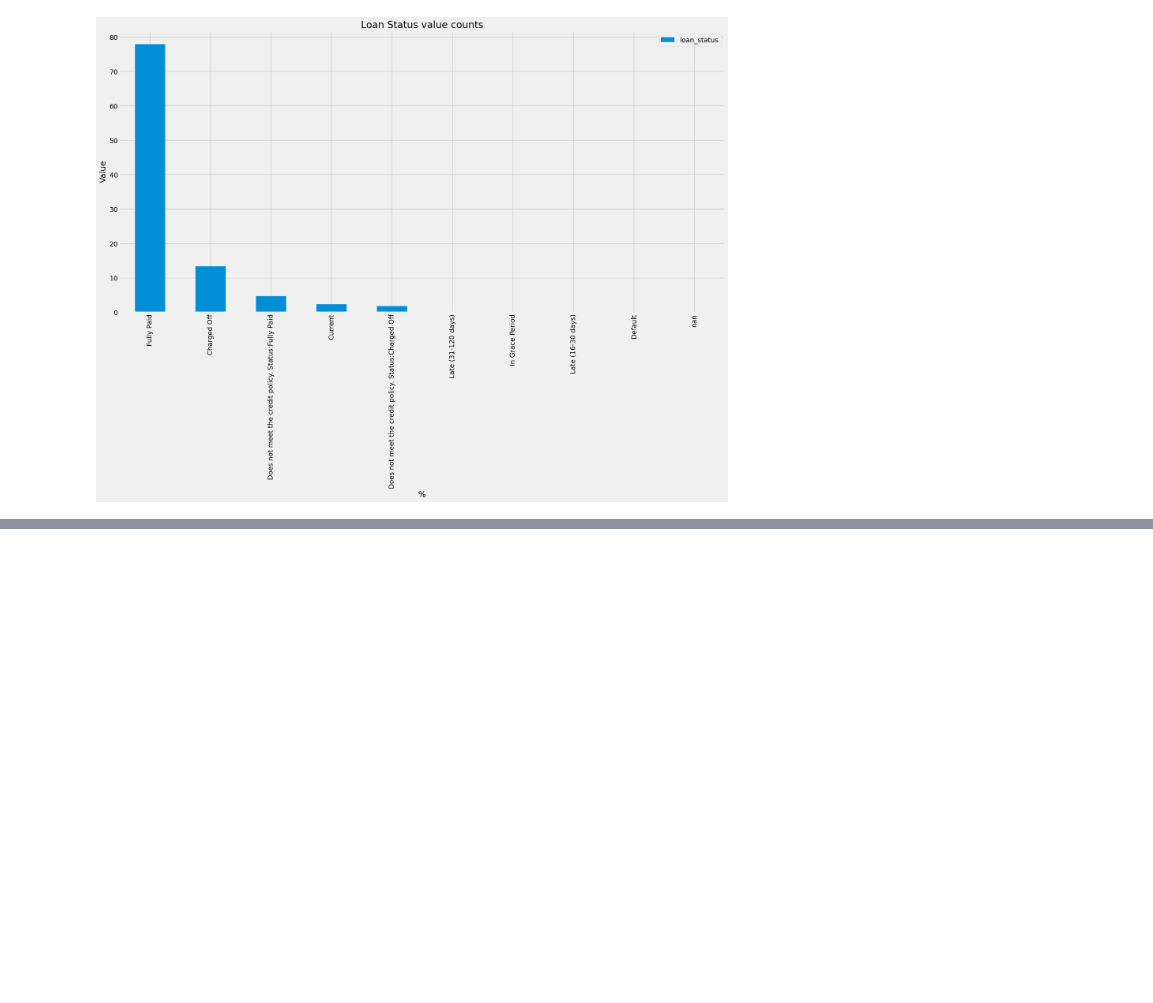
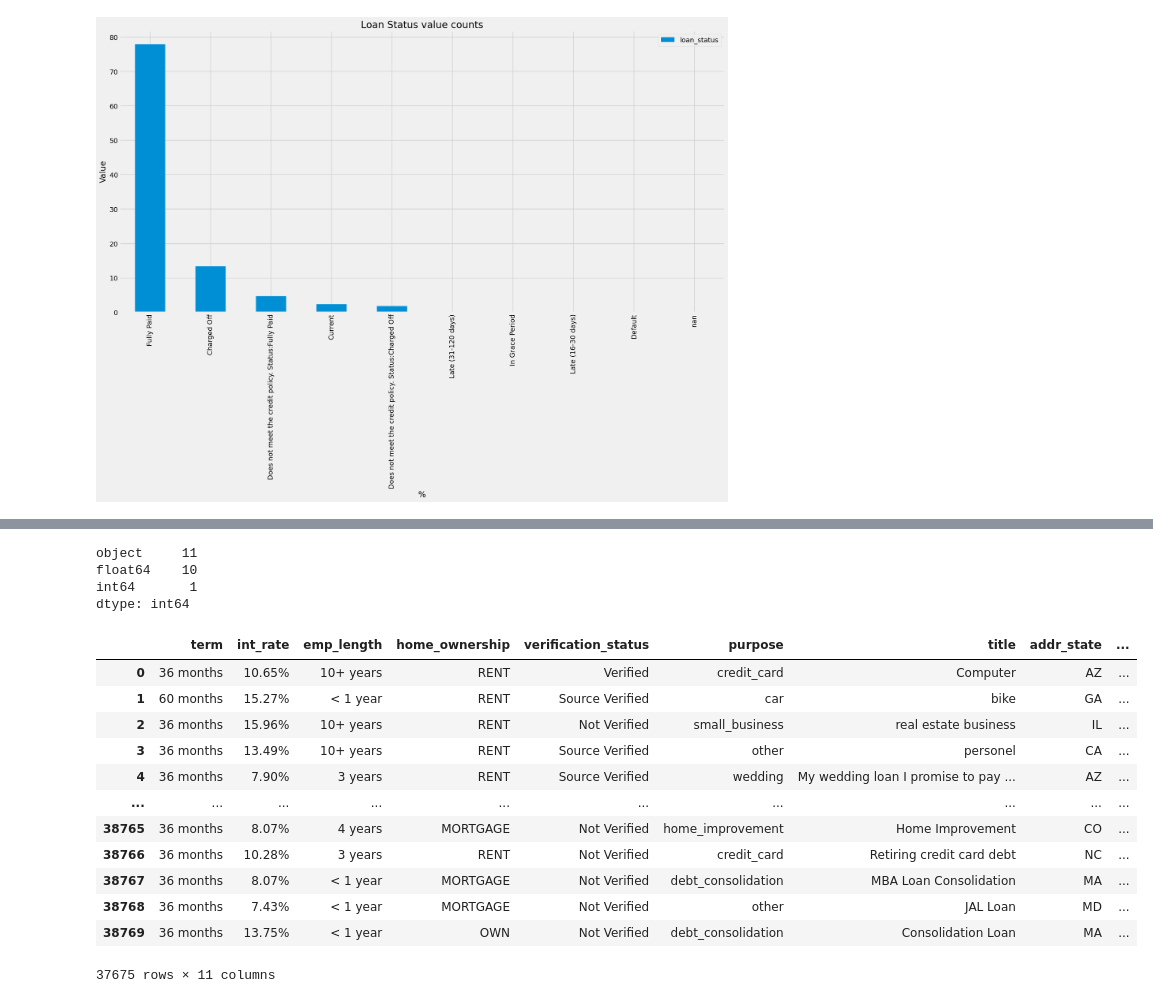
Before and after one commit to raduspaimoc/DataQuest-Projects, a Jupyter notebook: Credit Risk Project/Credit Risk.ipynb, the cells around one changed output, grey strips where cells are left out. Cells and saved outputs as stored; diff of their text form; code cells hidden in the pictures; blank space fills up the shorter version.

Commit message:
[WIP] Converting text columns.

```diff
--- a/Credit Risk Project/Credit Risk.ipynb
+++ b/Credit Risk Project/Credit Risk.ipynb
@@ -436,0 +441,2 @@ loans_2007
+# %%
+loans = pd.read_csv("filtered_loans_2007.csv")
@@ -436,0 +490,5 @@ loans_2007
+# %%
+loans.drop(columns=["pub_rec_bankruptcies"],axis=1, inplace=True)
+# %%
+loans.dropna(inplace=True)
+loans
@@ -436,0 +509,24 @@ loans_2007
+# %%
+loans.dtypes.value_counts(dropna=False)
+# %% [output]
+object     11
+float64    10
+int64       1
+dtype: int64
+# %%
+object_columns_df = loans.select_dtypes(include=['object'])
+object_columns_df
+# %% [output]
+|  | term | int_rate | emp_length | home_ownership | verification_status | purpose | title | addr_state | ... |
+| 0 | 36 months | 10.65% | 10+ years | RENT | Verified | credit_card | Computer | AZ | ... |
+| 1 | 60 months | 15.27% | < 1 year | RENT | Source Verified | car | bike | GA | ... |
+| 2 | 36 months | 15.96% | 10+ years | RENT | Not Verified | small_business | real estate business | IL | ... |
+| 3 | 36 months | 13.49% | 10+ years | RENT | Source Verified | other | personel | CA | ... |
+| 4 | 36 months | 7.90% | 3 years | RENT | Source Verified | wedding | My wedding loan I promise to pay ... | AZ | ... |
+| ... | ... | ... | ... | ... | ... | ... | ... | ... | ... |
+| 38765 | 36 months | 8.07% | 4 years | MORTGAGE | Not Verified | home_improvement | Home Improvement | CO | ... |
+| 38766 | 36 months | 10.28% | 3 years | RENT | Not Verified | credit_card | Retiring credit card debt | NC | ... |
+| 38767 | 36 months | 8.07% | < 1 year | MORTGAGE | Not Verified | debt_consolidation | MBA Loan Consolidation | MA | ... |
+| 38768 | 36 months | 7.43% | < 1 year | MORTGAGE | Not Verified | other | JAL Loan | MD | ... |
+| 38769 | 36 months | 13.75% | < 1 year | OWN | Not Verified | debt_consolidation | Consolidation Loan | MA | ... |
+37675 rows × 11 columns
```
Also changed, not shown: parts of 41 cells of this notebook, 1 other file.
